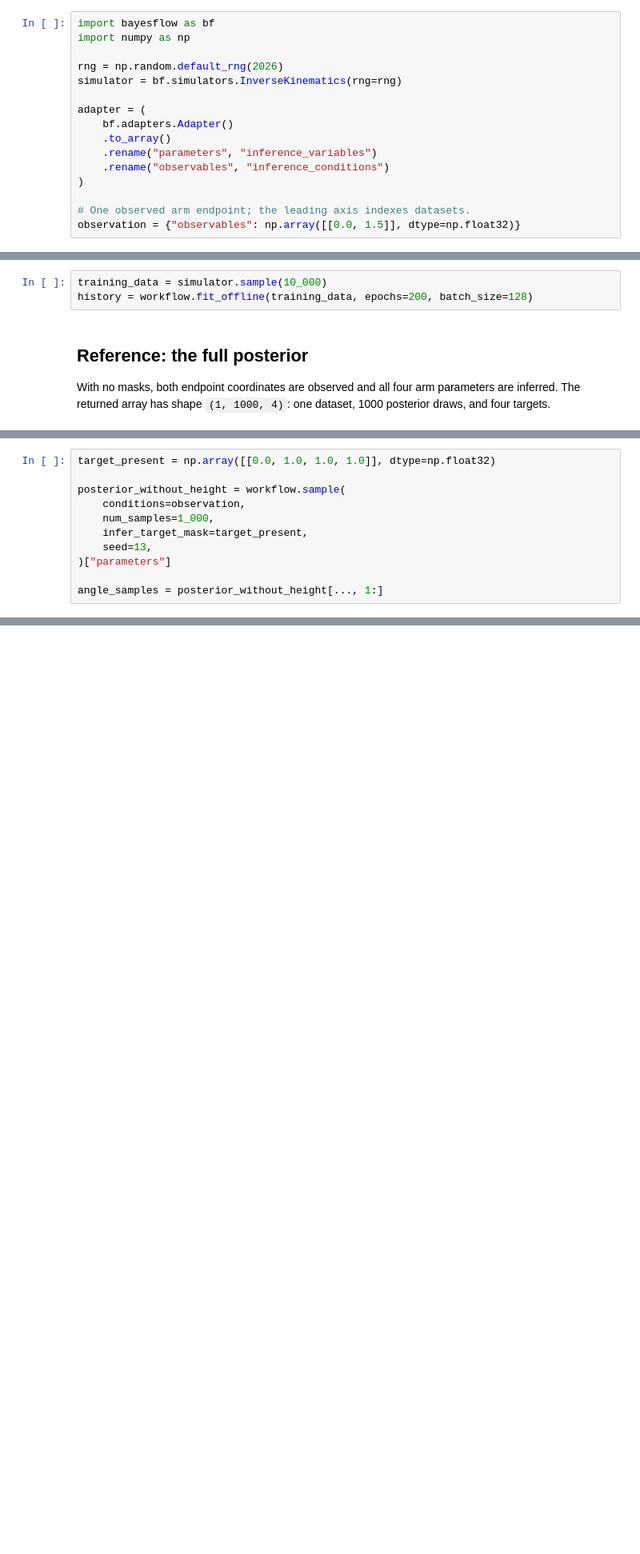
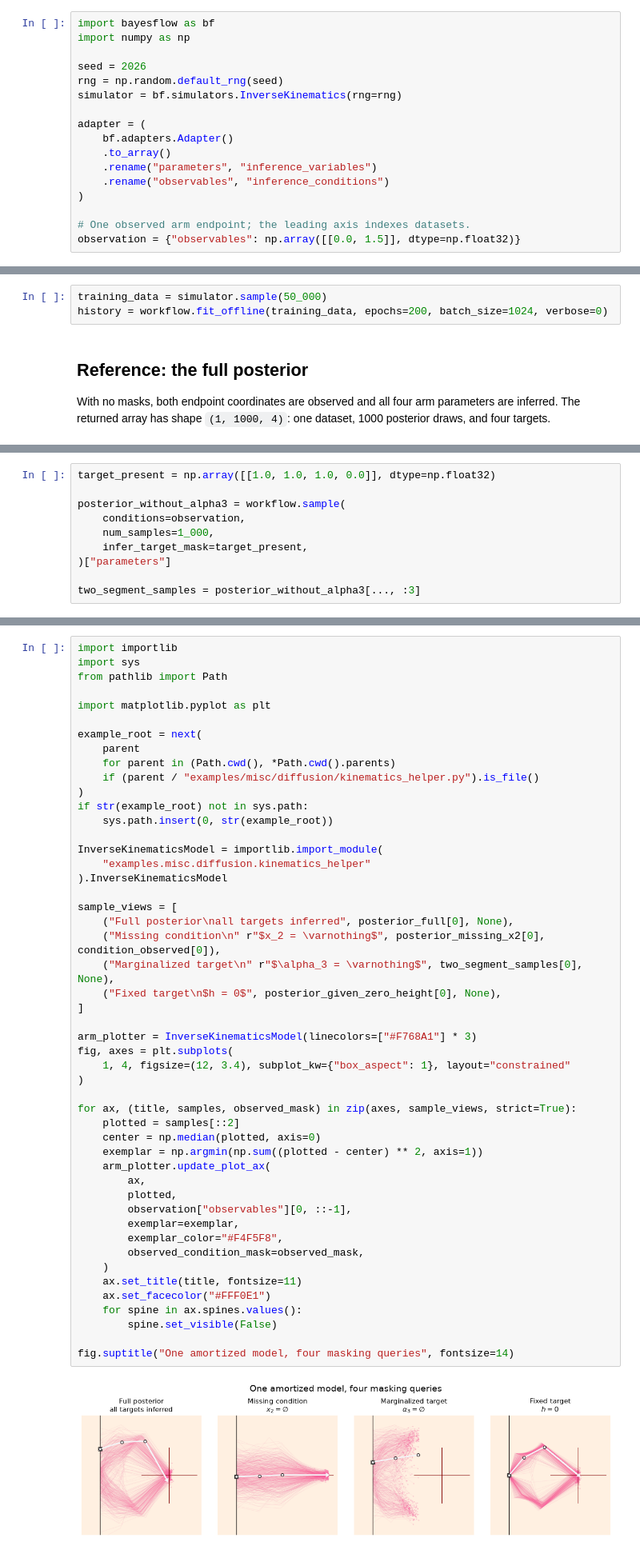
Before and after one commit to stefanradev93/BayesFlow, a Jupyter notebook: docsrc/source/user_guide/masking.ipynb, the cells around one changed output, grey strips where cells are left out. Shown at 80% size. Saved outputs shown, nothing was run; the diff lists cells and outputs as text; blank space fills up the shorter version.

```diff
--- a/docsrc/source/user_guide/masking.ipynb
+++ b/docsrc/source/user_guide/masking.ipynb
@@ -69,7 +78,8 @@ The scenarios mirror the [inverse-kinematics masking example](https://github.com
 import bayesflow as bf
 import numpy as np
 
-rng = np.random.default_rng(2026)
+seed = 2026
+rng = np.random.default_rng(seed)
 simulator = bf.simulators.InverseKinematics(rng=rng)
 
 adapter = (
@@ -115,8 +133,8 @@ Train exactly as for an unmasked amortized posterior. Random semantic masks are
 
 The following is the only expensive cell. The simulation count and epochs are deliberately visible so they can be adjusted for an experiment.
 # %%
-training_data = simulator.sample(10_000)
-history = workflow.fit_offline(training_data, epochs=200, batch_size=128)
+training_data = simulator.sample(50_000)
+history = workflow.fit_offline(training_data, epochs=200, batch_size=1024, verbose=0)
 # %% [markdown]
 ## Reference: the full posterior
 
@@ -149,16 +165,15 @@ Now keep the complete endpoint but request only the three angle coordinates. Set
 
 The returned tensor keeps the original four-coordinate layout. The value in a marginalized coordinate is only an implementation placeholder; it is **not** a draw from that coordinate's prior or marginal posterior. Discard masked coordinates explicitly, as the final line does below.
 # %%
-target_present = np.array([[0.0, 1.0, 1.0, 1.0]], dtype=np.float32)
+target_present = np.array([[1.0, 1.0, 1.0, 0.0]], dtype=np.float32)
 
-posterior_without_height = workflow.sample(
+posterior_without_alpha3 = workflow.sample(
     conditions=observation,
     num_samples=1_000,
     infer_target_mask=target_present,
-    seed=13,
 )["parameters"]
 
-angle_samples = posterior_without_height[..., 1:]
+two_segment_samples = posterior_without_alpha3[..., :3]
 # %% [markdown]
 ## Fixed targets and arbitrary conditionals
 
@@ -179,3 +201,54 @@ posterior_given_zero_height = workflow.sample(
+# %%
+import importlib
+import sys
+from pathlib import Path
+
+import matplotlib.pyplot as plt
+
+example_root = next(
+    parent
+    for parent in (Path.cwd(), *Path.cwd().parents)
+    if (parent / "examples/misc/diffusion/kinematics_helper.py").is_file()
+)
+if str(example_root) not in sys.path:
+    sys.path.insert(0, str(example_root))
+
+InverseKinematicsModel = importlib.import_module(
+    "examples.misc.diffusion.kinematics_helper"
+).InverseKinematicsModel
+
+sample_views = [
+    ("Full posterior\nall targets inferred", posterior_full[0], None),
+    ("Missing condition\n" r"$x_2 = \varnothing$", posterior_missing_x2[0], condition_observed[0]),
+    ("Marginalized target\n" r"$\alpha_3 = \varnothing$", two_segment_samples[0], None),
+    ("Fixed target\n$h = 0$", posterior_given_zero_height[0], None),
+]
+
+arm_plotter = InverseKinematicsModel(linecolors=["#F768A1"] * 3)
+fig, axes = plt.subplots(
+    1, 4, figsize=(12, 3.4), subplot_kw={"box_aspect": 1}, layout="constrained"
+)
+
+for ax, (title, samples, observed_mask) in zip(axes, sample_views, strict=True):
+    plotted = samples[::2]
+    center = np.median(plotted, axis=0)
+    exemplar = np.argmin(np.sum((plotted - center) ** 2, axis=1))
+    arm_plotter.update_plot_ax(
+        ax,
+        plotted,
+        observation["observables"][0, ::-1],
+        exemplar=exemplar,
+        exemplar_color="#F4F5F8",
+        observed_condition_mask=observed_mask,
+    )
+    ax.set_title(title, fontsize=11)
+    ax.set_facecolor("#FFF0E1")
+    for spine in ax.spines.values():
+        spine.set_visible(False)
+
+fig.suptitle("One amortized model, four masking queries", fontsize=14)
+# %% [output]
+[figure, added]
 # %% [markdown]
 ## An all-in-one query
 
```
Also changed, not shown: parts of 22 cells of this notebook, 15 other files.
